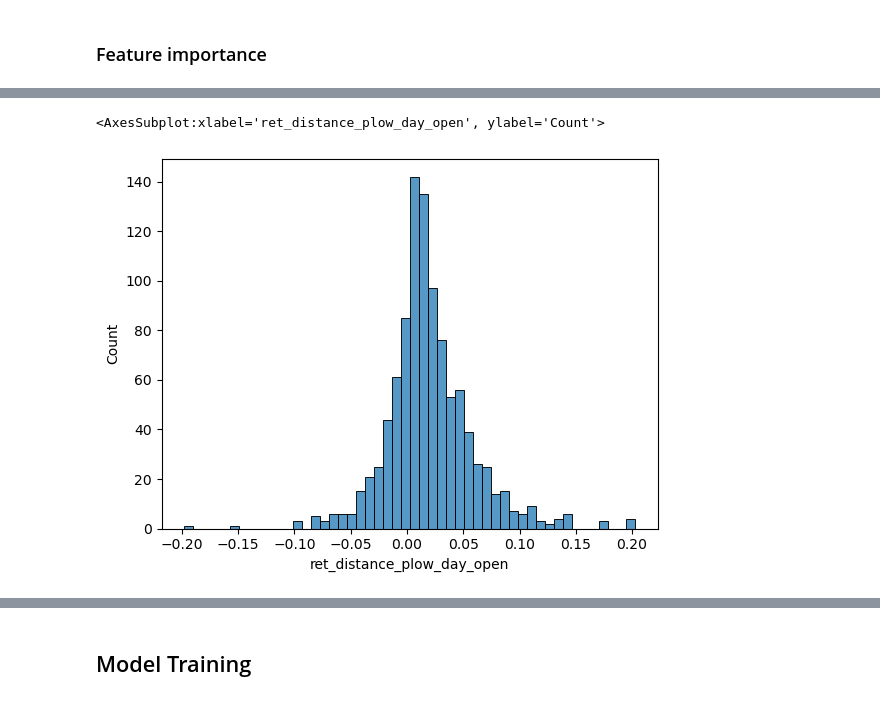
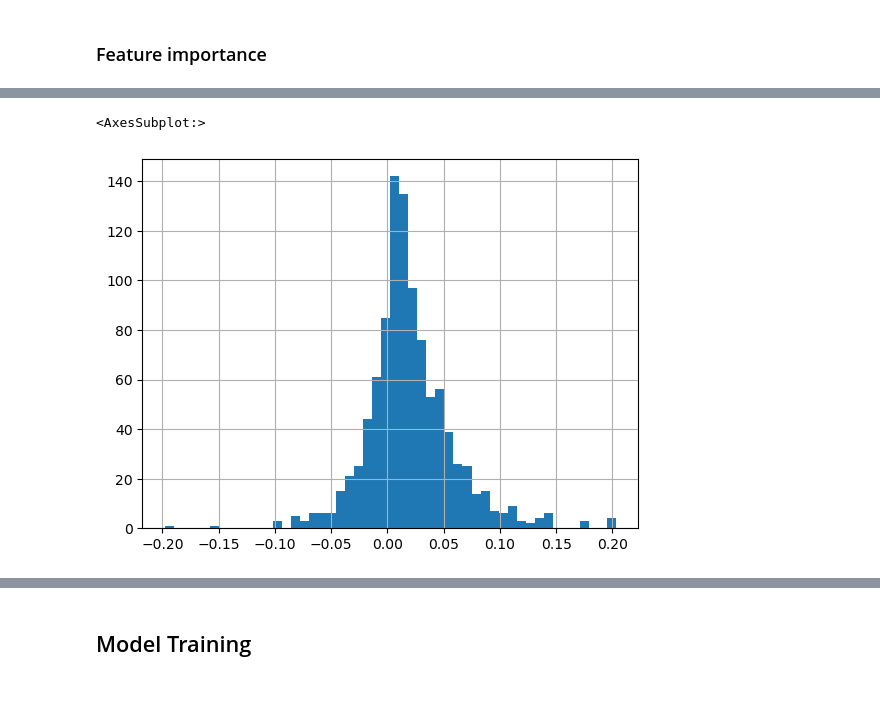
Before and after one commit to sotoblanco/ML-Zoomcamp, a Jupyter notebook: 08-MidtermProject/notebook.ipynb, the cells around one changed output, grey strips where cells are left out. Saved outputs shown, nothing was run; the diff lists cells and outputs as text; code cells hidden in the pictures.

```diff
--- a/08-MidtermProject/notebook.ipynb
+++ b/08-MidtermProject/notebook.ipynb
@@ -14,5 +26,5 @@ df.head()
 # %% [markdown]
 Since we treat every row as an independent event we reset the index
 # %%
-df.reset_index(inplace=True, drop=True)
+df_train.reset_index(inplace=True, drop=True)
 # %%
@@ -173,6 +154,6 @@ sns.histplot(df_train.ret_distance_phigh_day_open, bins=50)
 # %%
-sns.histplot(df_train.ret_distance_plow_day_open, bins=50)
+df_train["ret_distance_plow_day_open"].hist(bins=50)
 # %% [output]
-<AxesSubplot:xlabel='ret_distance_plow_day_open', ylabel='Count'>
+<AxesSubplot:>
-[figure, old version]
+[figure, new version]
 # %%
```
Also changed, not shown: parts of 69 cells of this notebook, 13 other files.
